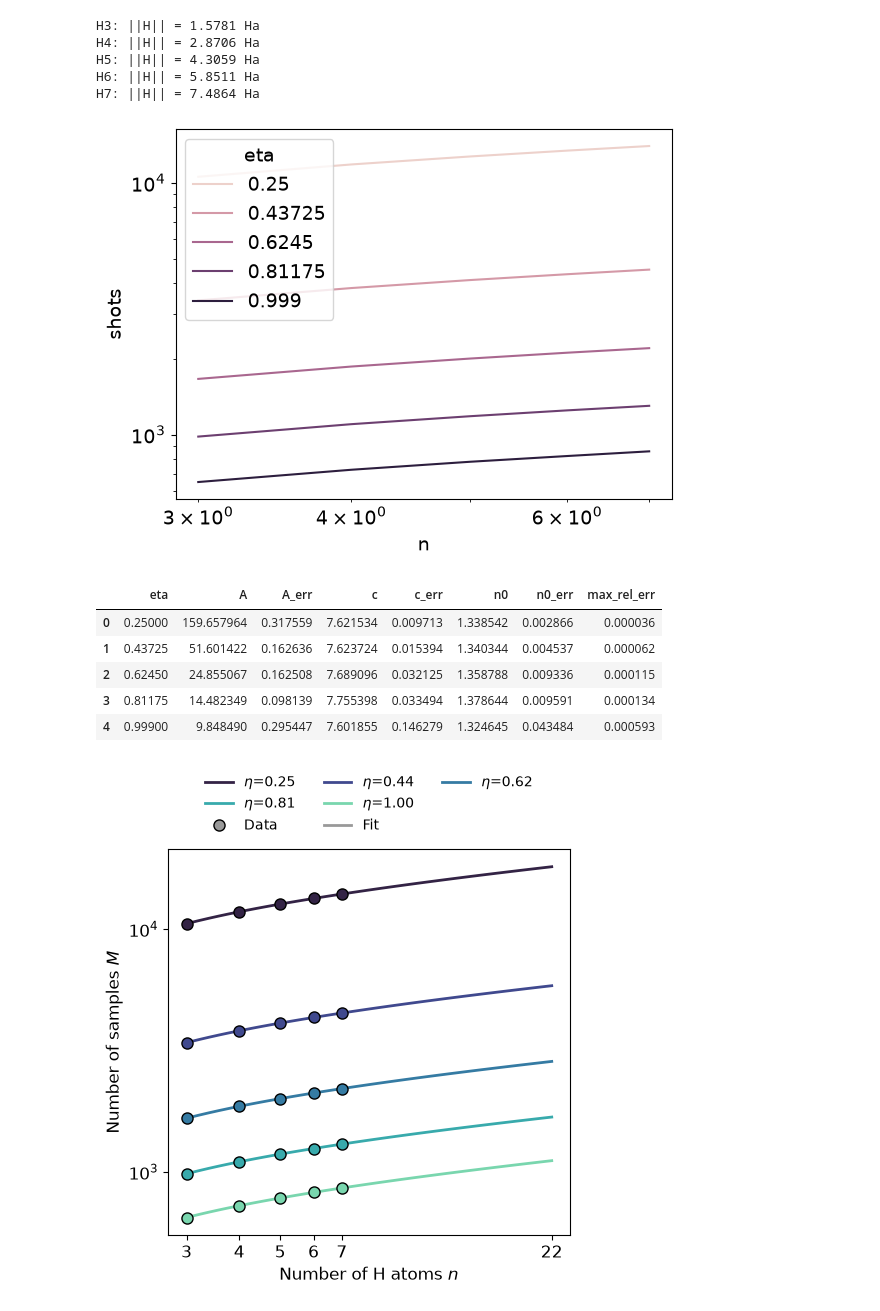
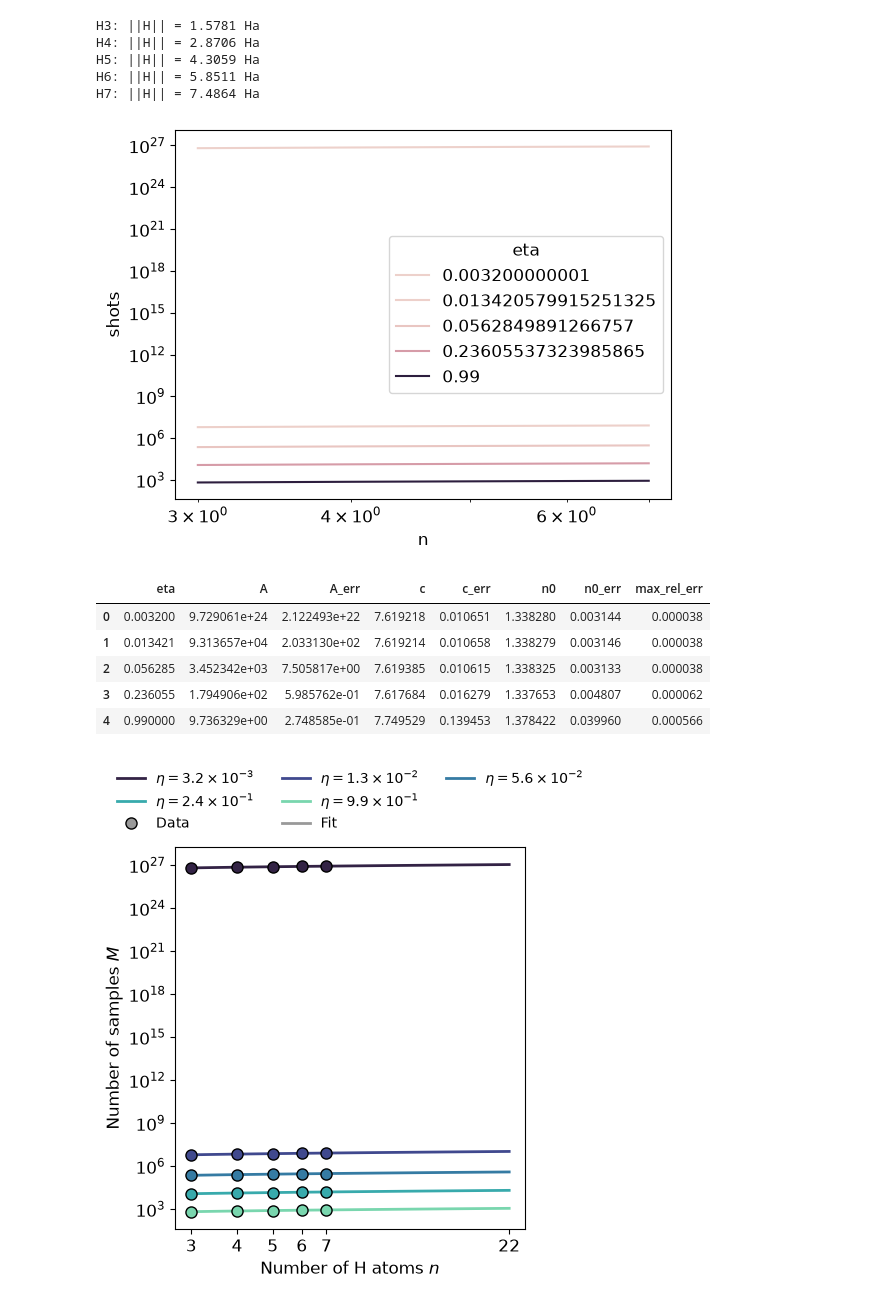
Before and after one commit to bdalfavero/compare-vkp, a Jupyter notebook: qpe_shots.ipynb, the cells around one changed output. Cells and saved outputs as stored; diff of their text form; code cells hidden in the pictures.

Commit message:
Logarithmically spaced the initial state overlaps in the QPE shot estimates.

```diff
--- a/qpe_shots.ipynb
+++ b/qpe_shots.ipynb
@@ -81,7 +81,8 @@ H5: ||H|| = 4.3059 Ha
 H6: ||H|| = 5.8511 Ha
 H7: ||H|| = 7.4864 Ha
 # %%
-etas = np.linspace(0.25, 0.999, num=5)
+# etas = np.linspace(0.25, 0.999, num=5)
+etas = np.logspace(np.log10(2. * ENERGY_ERR + 1e-12), np.log10(0.99), num=5)
 # shot_counts = {
 #     n: np.array([shot_count(ENERGY_ERR, eta, ham_norms[n]) for eta in etas])
 #     for n in natoms_list
@@ -118,7 +119,7 @@ sns.lineplot(data=df, ax=ax, x="n", y="shots", hue="eta")
 ax.set_yscale("log")
 ax.set_xscale("log")
 # %% [output]
-[figure, old version]
+[figure, new version]
 # %%
 # Theorem 4 gives M ~ (ln 4D + const)^2 * lnln(...) / (eta - 2 eps)^2, and D grows linearly with ||H||.
 # ||H|| is roughly linear in n with an offset, so fit M = A * (ln(n - n0) + c)^2 per eta.
@@ -128,7 +129,11 @@ def log_sq_model(n, A, c, n0):
 fit_records = []
 for eta, g in df.groupby("eta"):
     n, M = g["n"].to_numpy(dtype=float), g["shots"].to_numpy()
-    (A, c, n0), cov = scipy.optimize.curve_fit(log_sq_model, n, M, p0=[30., 8., 1.5], maxfev=50000)
+    # M spans many orders of magnitude across eta (up to ~1e26 as eta -> 2 eps), so a fixed
+    # initial guess for A leaves curve_fit stuck at p0. Scale A0 from the data instead.
+    c0, n0_0 = 8., 1.5
+    A0 = np.mean(M / (np.log(n - n0_0) + c0) ** 2)
+    (A, c, n0), cov = scipy.optimize.curve_fit(log_sq_model, n, M, p0=[A0, c0, n0_0], maxfev=50000)
     A_err, c_err, n0_err = np.sqrt(np.diag(cov))
     fit_records.append((eta, A, A_err, c, c_err, n0, n0_err, np.abs(M / log_sq_model(n, A, c, n0) - 1).max()))
 
@@ -137,15 +142,22 @@ fits = pd.DataFrame.from_records(
 fits
 # %% [output]
 |  | eta | A | A_err | c | c_err | n0 | n0_err | max_rel_err |
-| 0 | 0.25000 | 159.657964 | 0.317559 | 7.621534 | 0.009713 | 1.338542 | 0.002866 | 0.000036 |
-| 1 | 0.43725 | 51.601422 | 0.162636 | 7.623724 | 0.015394 | 1.340344 | 0.004537 | 0.000062 |
-| 2 | 0.62450 | 24.855067 | 0.162508 | 7.689096 | 0.032125 | 1.358788 | 0.009336 | 0.000115 |
-| 3 | 0.81175 | 14.482349 | 0.098139 | 7.755398 | 0.033494 | 1.378644 | 0.009591 | 0.000134 |
-| 4 | 0.99900 | 9.848490 | 0.295447 | 7.601855 | 0.146279 | 1.324645 | 0.043484 | 0.000593 |
+| 0 | 0.003200 | 9.729061e+24 | 2.122493e+22 | 7.619218 | 0.010651 | 1.338280 | 0.003144 | 0.000038 |
+| 1 | 0.013421 | 9.313657e+04 | 2.033130e+02 | 7.619214 | 0.010658 | 1.338279 | 0.003146 | 0.000038 |
+| 2 | 0.056285 | 3.452342e+03 | 7.505817e+00 | 7.619385 | 0.010615 | 1.338325 | 0.003133 | 0.000038 |
+| 3 | 0.236055 | 1.794906e+02 | 5.985762e-01 | 7.617684 | 0.016279 | 1.337653 | 0.004807 | 0.000062 |
+| 4 | 0.990000 | 9.736329e+00 | 2.748585e-01 | 7.749529 | 0.139453 | 1.378422 | 0.039960 | 0.000566 |
 # %%
 from matplotlib.lines import Line2D
 
 n_max=22 # Number of orbitals for a 44-qubit system to match the metaphosphate.
+
+
+def sci_tex(x, digits=1):
+    """Format x as LaTeX scientific notation, e.g. 3.2\\times10^{-3}."""
+    mantissa, exponent = f"{x:.{digits}e}".split("e")
+    return rf"{mantissa}\times10^{{{int(exponent)}}}"
+
 
 # colors = sns.color_palette("crest", n_colors=len(fits))  # sequential: eta is a magnitude
 colors = sns.color_palette("mako", n_colors=len(fits))  # sequential: eta is a magnitude
@@ -158,7 +170,7 @@ fig, ax = plt.subplots(figsize=(5, 5.5))
 for color, fit in zip(colors, fits.itertuples()):
     g = df[df["eta"] == fit.eta]
     ax.plot(n_fine, log_sq_model(n_fine, fit.A, fit.c, fit.n0), "-", color=color, linewidth=2,
-            label=rf"$\eta$={fit.eta:.2f}")
+            label=rf"$\eta={sci_tex(fit.eta)}$")
     ax.plot(
         g["n"], g["shots"], "o", color=color,
         markeredgecolor='k', markersize=8, markeredgewidth=1
@@ -166,34 +178,35 @@ for color, fit in zip(colors, fits.itertuples()):
 ax.set_xscale("log")
 ax.set_yscale("log")
 ax.set_xticks(natoms_list + [22], labels=[str(n) for n in natoms_list + [22]])
 ax.minorticks_off()
 ax.set_xlabel("Number of H atoms $n$")
 ax.set_ylabel("Number of samples $M$")
 # ax.grid(True, which="major", color="0.9", linewidth=0.8)
 # for side in ("top", "right"):
 #     ax.spines[side].set_visible(False)
 # Colors identify eta; marker vs. line style distinguishes data from fit.
 eta_handles, _ = ax.get_legend_handles_labels()
 style_handles = [
     Line2D([], [], linestyle="none", marker="o", color="0.6", markeredgecolor="k",
            markersize=8, markeredgewidth=1, label="Data"),
     Line2D([], [], linestyle="-", color="0.6", linewidth=2, label="Fit"),
 ]
 # Three-row legend: eta values on the first two rows, Data/Fit on the third.
 # matplotlib fills legend columns top to bottom, so build the handle list column by column,
 # padding empty slots with invisible handles.
 ncol = 3
 blank = Line2D([], [], linestyle="none", label=" ")
 rows = [eta_handles[i:i + ncol] for i in range(0, len(eta_handles), ncol)] + [style_handles]
 rows = [r + [blank] * (ncol - len(r)) for r in rows]
 handles = [row[j] for j in range(ncol) for row in rows]
 ax.legend(handles=handles, frameon=False, fontsize=10,
           loc="lower center", bbox_to_anchor=(0.5, 1.01), ncol=ncol)
 fig.tight_layout()
+plt.savefig("qpe_shotcounts.png")
 plt.savefig("qpe_shotcounts.pdf")
 plt.show()
 # %% [output]
-[figure, old version]
+[figure, new version]
 # %%
 # LaTeX table of the fit parameters for M = A (ln(n - n0) + c)^2.
 def pm(val, err, digits):
```
Also changed, not shown: parts of 1 cell of this notebook, 1 other file.
